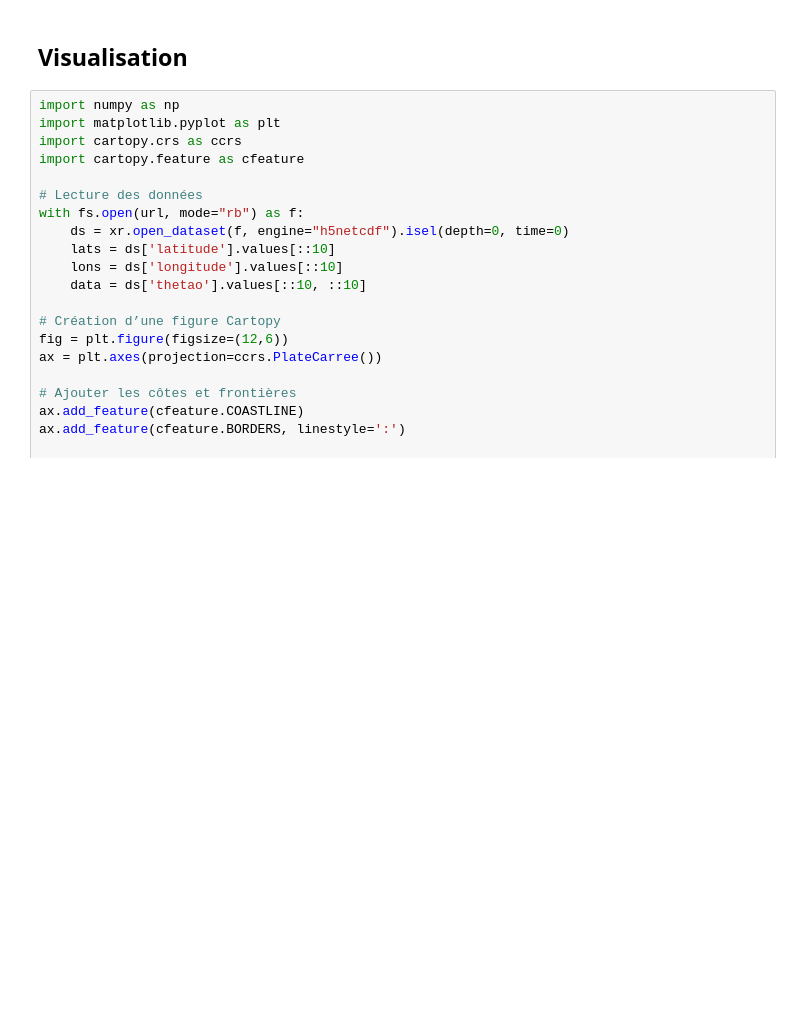
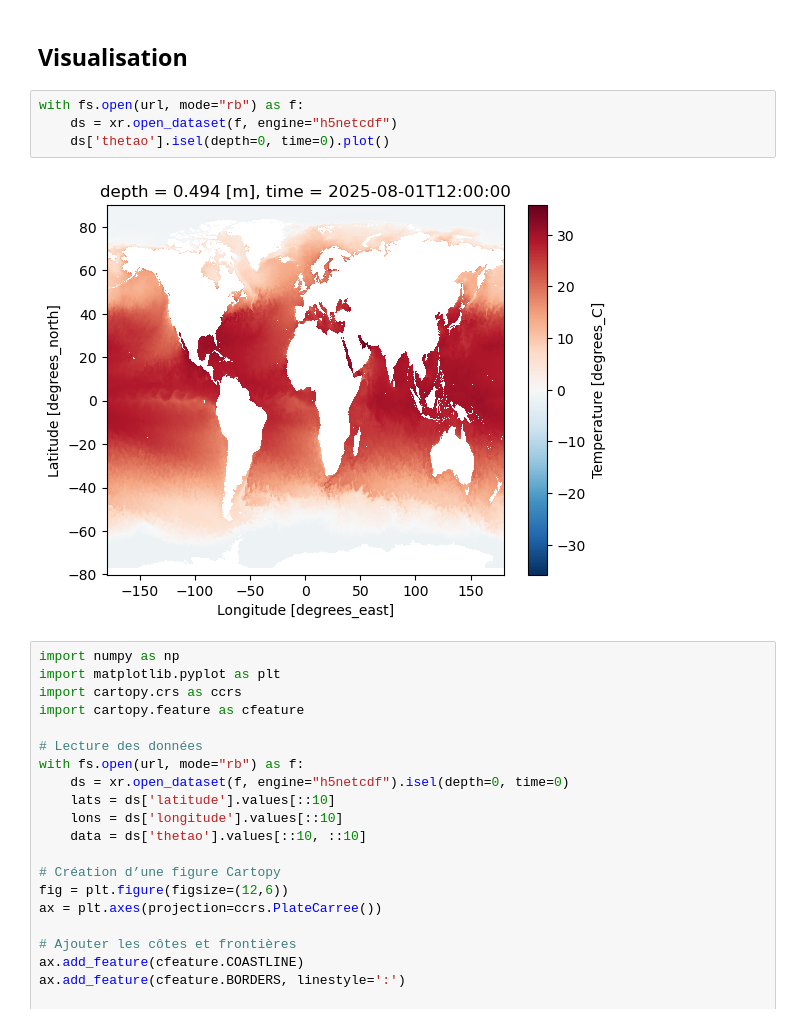
Before and after one commit to GwenaelCaer/doc-jupyterbook-template, a Jupyter notebook: book/notebook.ipynb, the cells around one changed output. Drawn from its saved outputs; the diff is of its cells as text; blank space fills up the shorter version.

```diff
--- a/book/notebook.ipynb
+++ b/book/notebook.ipynb
@@ -56,6 +56,12 @@ Attributes:
     institution:  Mercator Ocean International
 # %% [markdown]
 ## Visualisation
+# %%
+with fs.open(url, mode="rb") as f:
+    ds = xr.open_dataset(f, engine="h5netcdf")
+    ds['thetao'].isel(depth=0, time=0).plot()
+# %% [output]
+[figure, added]
 # %%
 import numpy as np
 import matplotlib.pyplot as plt
```
Also changed, not shown: 9 other files.
